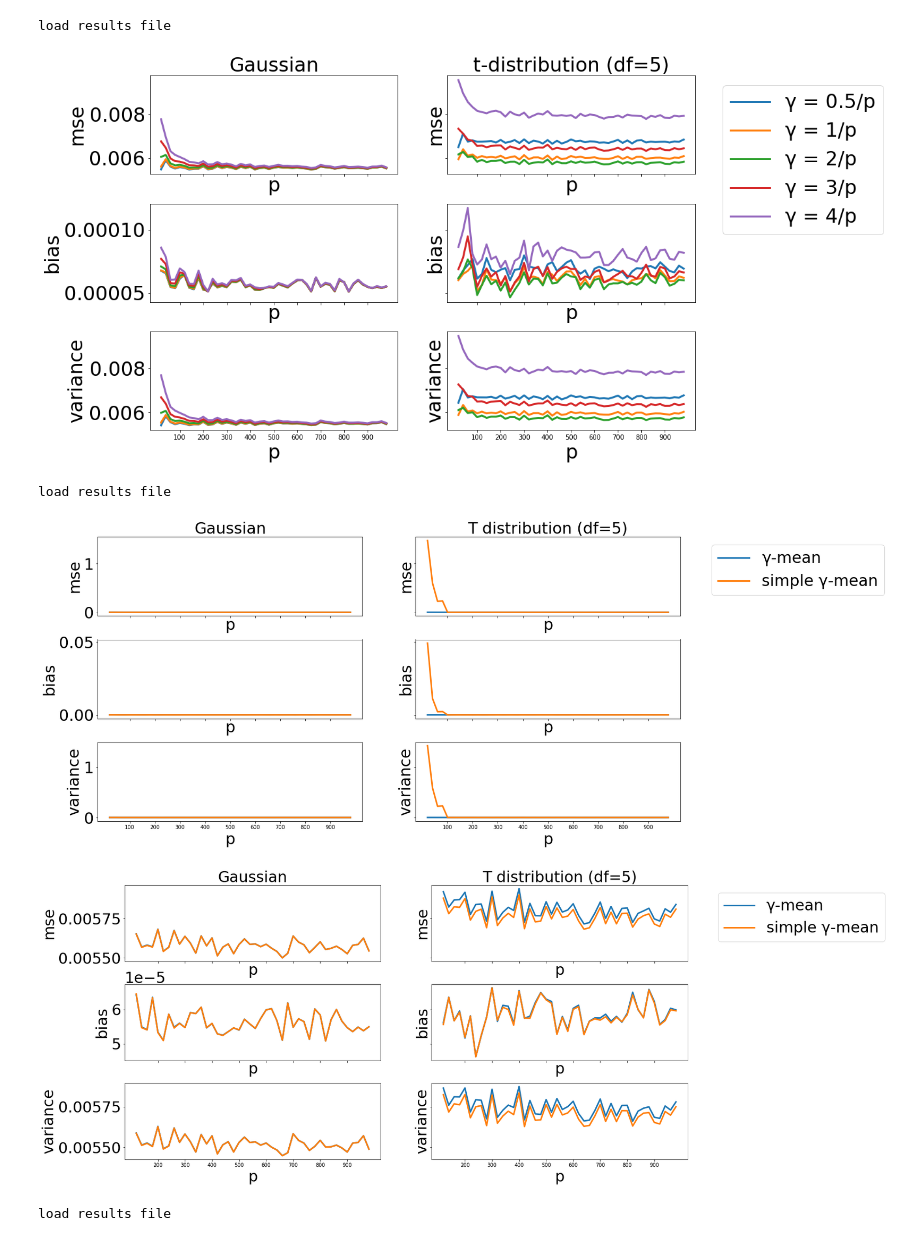
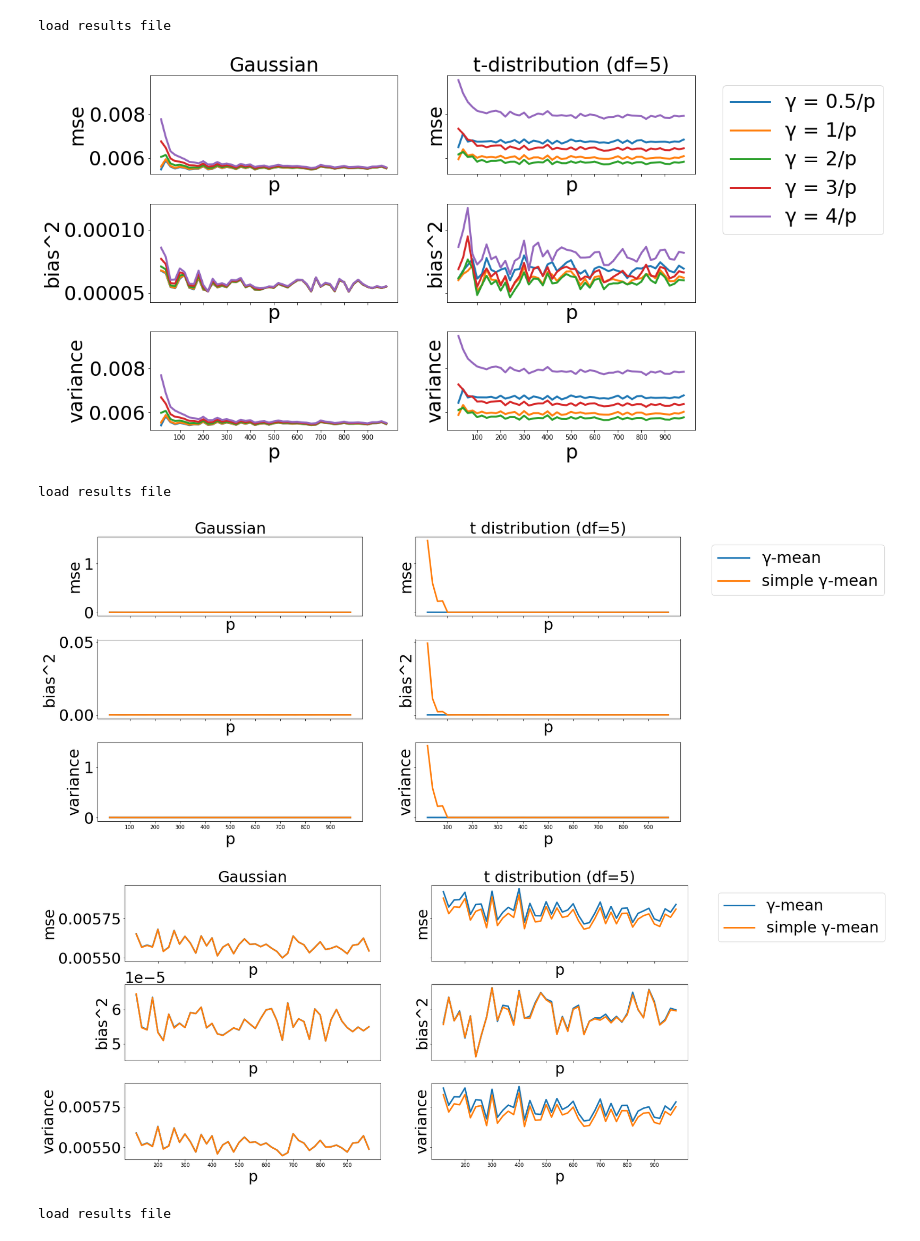
Before and after one commit to CenjhihLi/robust_federated_learning, a Jupyter notebook: aggreagtors_simulation.ipynb, the cells around one changed output. Cells and saved outputs as stored; diff of their text form; code cells hidden in the pictures.

```diff
--- a/aggreagtors_simulation.ipynb
+++ b/aggreagtors_simulation.ipynb
@@ -70,7 +73,7 @@ def bias(y_pred, y_true):
     y_true: (p,)
     """
     return np.square(np.subtract(np.mean(y_pred, axis = 0),y_true)).mean()
-bias.__name__="bias"
+bias.__name__="bias^2"
 
 def mse(y_pred, y_true):
     """
@@ -751,7 +752,7 @@ plt.show()
 
 fig.savefig('plot/scenario3_alpha_01.png', format='png', bbox_inches='tight')
 # %% [output]
-[figure, old version]
+[figure, new version]
 # %%
 """
 fix m=200 alpha=0.1
@@ -838,38 +839,38 @@ load results file
 # %%
 #plot the comparison of aggregators
 fig, axs = plt.subplots(3, 2, figsize=(20, 10), sharex=True, sharey='row',  gridspec_kw={'hspace': 0.3, 'wspace': 0.2})
 (ax1, ax2),  (ax3, ax4), (ax5, ax6)= axs
 
 ax1.set_title("Gaussian")
-ax2.set_title('T distribution (df=5)')
+ax2.set_title('t distribution (df=5)')
 right = [ax2, ax4, ax6]
 
 for i, metric in enumerate(metrics):
   for j, dist in enumerate(dist_list):
     ax = axs[i][j]
     for method in method_list:
       r = results[dist][method][i,:]
       ax.plot(p_range, r, label = method, linewidth = linewidth)
       ax.set_xlabel('p')
       ax.set_xticks(p_range[np.arange(4,len(p_range),5)])
     ax.set_ylabel(metric.__name__)
 ax = right[0]
   #method_list is ["mean","median","gamma","geo","trim"] need to use the same order
 ax.legend(labels=['\u03B3-mean', 'simple \u03B3-mean'],
           loc='upper right',bbox_to_anchor=(1.8,1.0))
 fig.tight_layout()
 plt.show()
 
 fig.savefig('plot/scenario4.png', format='png', bbox_inches='tight')
 # %% [output]
-[figure, old version]
+[figure, new version]
 # %%
 #plot the comparison of aggregators
 fig, axs = plt.subplots(3, 2, figsize=(20, 10), sharex=True, sharey='row',  gridspec_kw={'hspace': 0.3, 'wspace': 0.2})
 (ax1, ax2),  (ax3, ax4), (ax5, ax6)= axs
 
 ax1.set_title("Gaussian")
-ax2.set_title('T distribution (df=5)')
+ax2.set_title('t distribution (df=5)')
 right = [ax2, ax4, ax6]
 
 for i, metric in enumerate(metrics):
@@ -890,7 +891,7 @@ plt.show()
 
 fig.savefig('plot/scenario4_p_above_100.png', format='png', bbox_inches='tight')
 # %% [output]
-[figure, old version]
+[figure, new version]
 # %%
 """
 fix m=200 alpha=0.1
```
Also changed, not shown: parts of 12 cells of this notebook, 9 other files.
